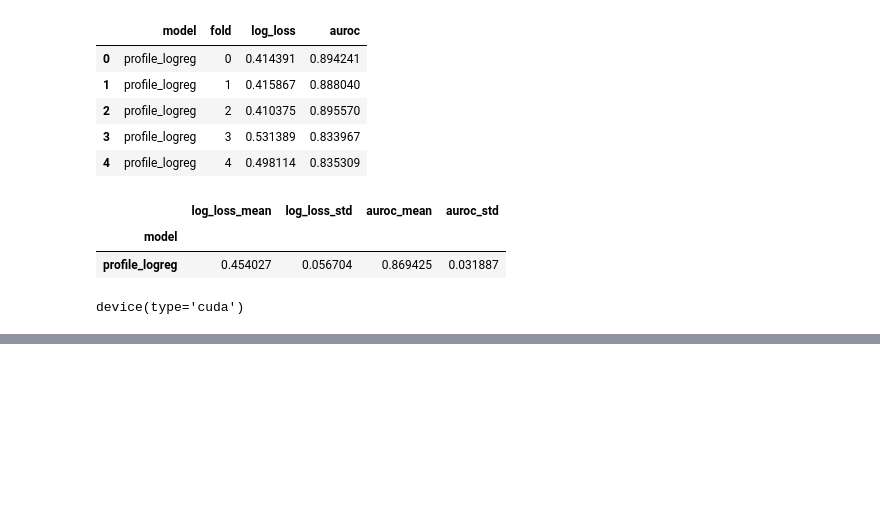
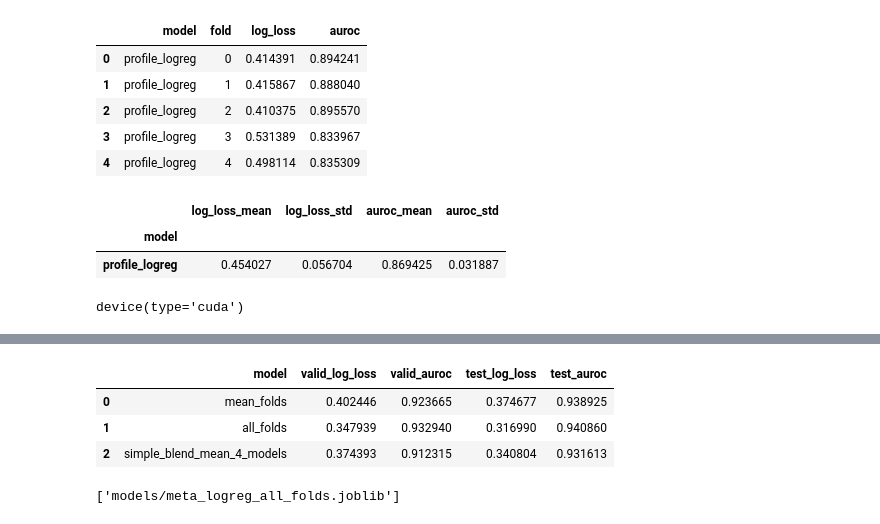
Before and after one commit to karolabramekkodilla/DrivenData-DAT-Parkinsons, a Jupyter notebook: src/notebooks/OOF/oof.ipynb, the cells around one changed output, grey strips where cells are left out. Saved outputs shown, nothing was run; the diff lists cells and outputs as text; code cells hidden in the pictures; blank space fills up the shorter version.

```diff
--- a/src/notebooks/OOF/oof.ipynb
+++ b/src/notebooks/OOF/oof.ipynb
@@ -426,0 +829,28 @@ functions_mlp.__file__
+# %%
+X_meta_valid_mean = np.column_stack([
+    np.mean(valid_preds["profile_logreg"], axis=0),
+    np.mean(valid_preds["profile_mlp"], axis=0),
+    np.mean(valid_preds["small_cnn"], axis=0),
+    np.mean(valid_preds["large_cnn"], axis=0),
+])
+
+X_meta_test_mean = np.column_stack([
+    np.mean(test_preds["profile_logreg"], axis=0),
+    np.mean(test_preds["profile_mlp"], axis=0),
+    np.mean(test_preds["small_cnn"], axis=0),
+    np.mean(test_preds["large_cnn"], axis=0),
+])
+# %%
+X_meta_valid_all = np.column_stack([
+    *valid_preds["profile_logreg"],
+    *valid_preds["profile_mlp"],
+    *valid_preds["small_cnn"],
+    *valid_preds["large_cnn"],
+])
+
+X_meta_test_all = np.column_stack([
+    *test_preds["profile_logreg"],
+    *test_preds["profile_mlp"],
+    *test_preds["small_cnn"],
+    *test_preds["large_cnn"],
+])
@@ -426,0 +907,28 @@ functions_mlp.__file__
+# %%
+blend_valid = X_meta_valid_mean.mean(axis=1)
+blend_test = X_meta_test_mean.mean(axis=1)
+
+blend_results = {
+    "model": "simple_blend_mean_4_models",
+    "valid_log_loss": log_loss(y_meta_valid, blend_valid),
+    "valid_auroc": roc_auc_score(y_meta_valid, blend_valid),
+    "test_log_loss": log_loss(y_meta_test, blend_test),
+    "test_auroc": roc_auc_score(y_meta_test, blend_test),
+}
+
+pd.concat([
+    meta_results_df,
+    pd.DataFrame([blend_results]),
+], ignore_index=True)
+# %% [output]
+|  | model | valid_log_loss | valid_auroc | test_log_loss | test_auroc |
+| 0 | mean_folds | 0.402446 | 0.923665 | 0.374677 | 0.938925 |
+| 1 | all_folds | 0.347939 | 0.932940 | 0.316990 | 0.940860 |
+| 2 | simple_blend_mean_4_models | 0.374393 | 0.912315 | 0.340804 | 0.931613 |
+# %%
+joblib.dump(
+    meta_model,
+    "models/meta_logreg_all_folds.joblib",
+)
+# %% [output]
+['models/meta_logreg_all_folds.joblib']
```
Also changed, not shown: parts of 15 cells of this notebook, 2 other files.
